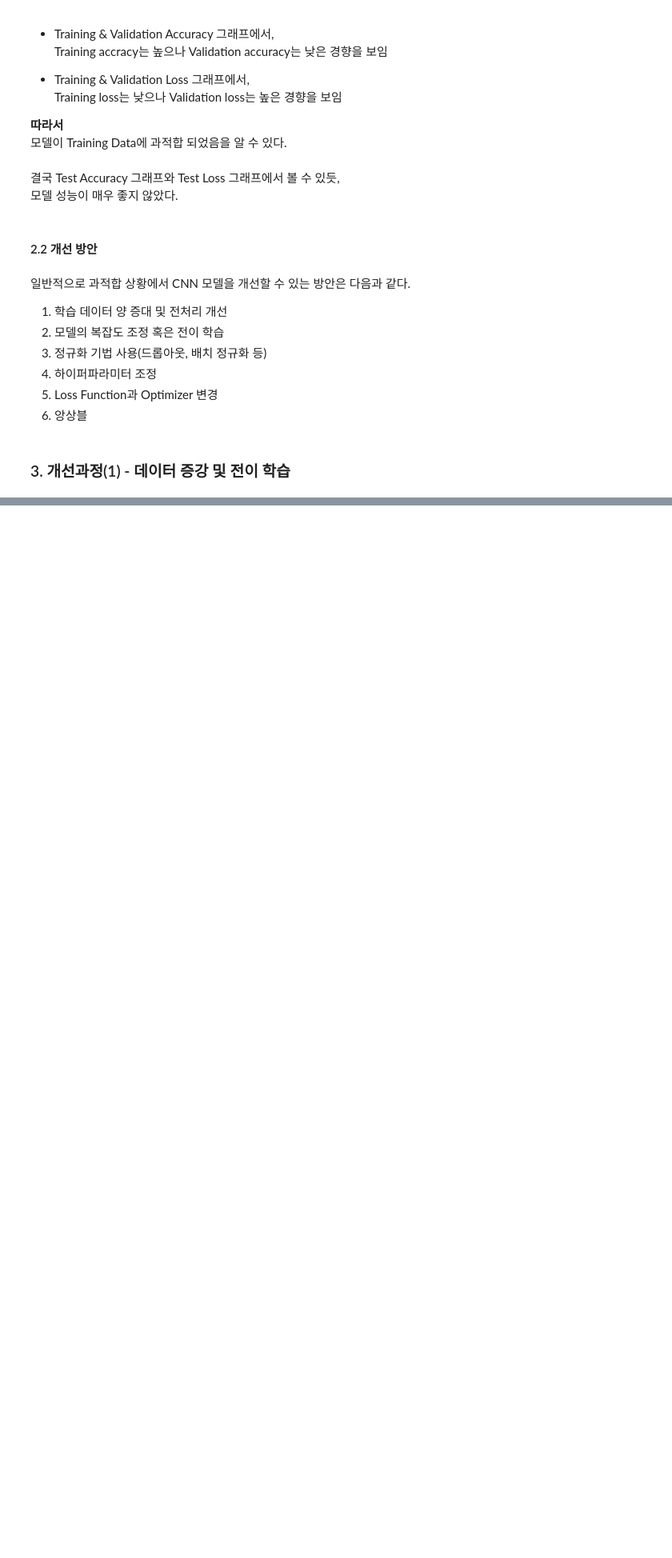
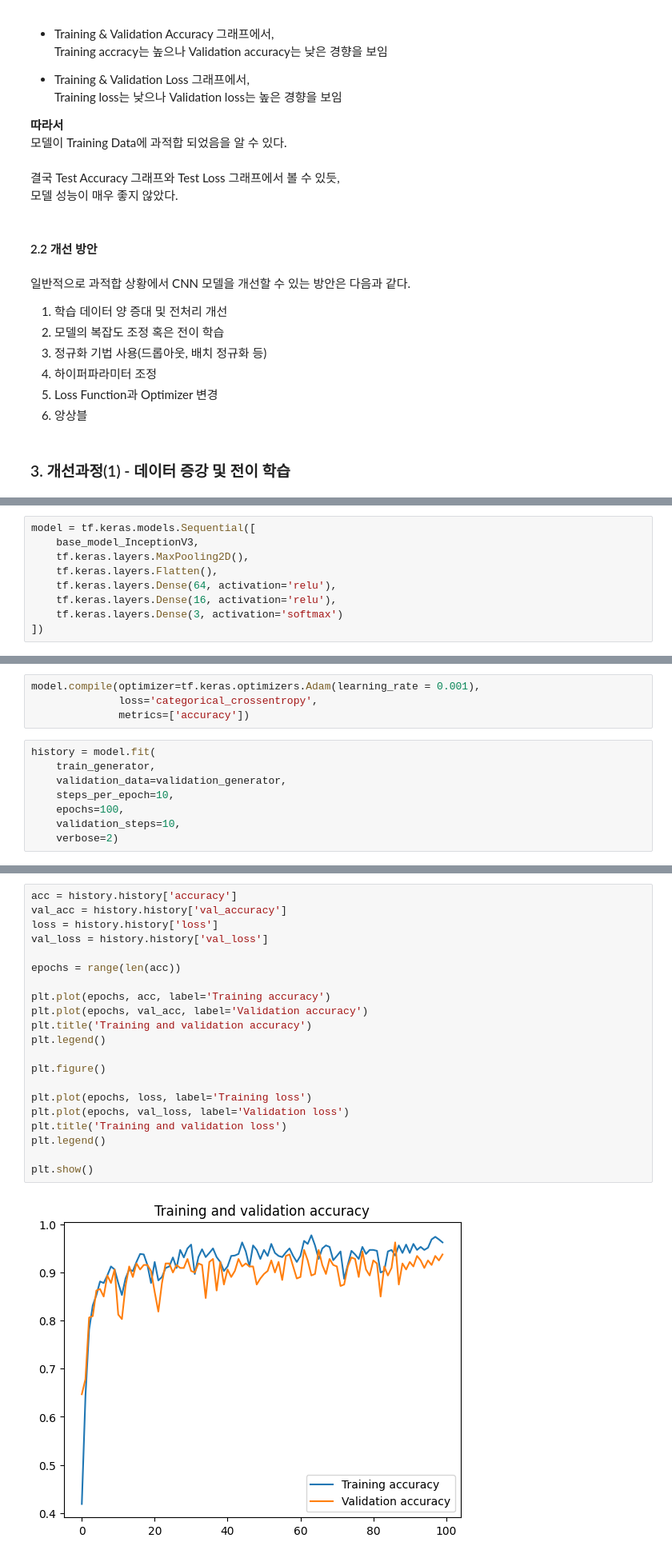
Before and after one commit to someDeveloperDH/game, a Jupyter notebook: RSP_CNN.ipynb, the cells around one changed output, grey strips where cells are left out. Shown at 80% size. Cells and saved outputs as stored; diff of their text form; blank space fills up the shorter version.

```diff
--- a/RSP_CNN.ipynb
+++ b/RSP_CNN.ipynb
@@ -243,0 +366,9 @@ Training loss는 낮으나 Validation loss는 높은 경향을 보임
+# %%
+model = tf.keras.models.Sequential([
+    base_model_InceptionV3,
+    tf.keras.layers.MaxPooling2D(),
+    tf.keras.layers.Flatten(),
+    tf.keras.layers.Dense(64, activation='relu'),
+    tf.keras.layers.Dense(16, activation='relu'),
+    tf.keras.layers.Dense(3, activation='softmax')
+])
@@ -243,0 +395,12 @@ Training loss는 낮으나 Validation loss는 높은 경향을 보임
+# %%
+model.compile(optimizer=tf.keras.optimizers.Adam(learning_rate = 0.001),
+              loss='categorical_crossentropy',
+              metrics=['accuracy'])
+# %%
+history = model.fit(
+    train_generator,
+    validation_data=validation_generator,
+    steps_per_epoch=10,
+    epochs=100,
+    validation_steps=10,
+    verbose=2)
@@ -243,0 +435,23 @@ Training loss는 낮으나 Validation loss는 높은 경향을 보임
+# %%
+acc = history.history['accuracy']
+val_acc = history.history['val_accuracy']
+loss = history.history['loss']
+val_loss = history.history['val_loss']
+
+epochs = range(len(acc))
+
+plt.plot(epochs, acc, label='Training accuracy')
+plt.plot(epochs, val_acc, label='Validation accuracy')
+plt.title('Training and validation accuracy')
+plt.legend()
+
+plt.figure()
+
+plt.plot(epochs, loss, label='Training loss')
+plt.plot(epochs, val_loss, label='Validation loss')
+plt.title('Training and validation loss')
+plt.legend()
+
+plt.show()
+# %% [output]
+[figure, added]
```
Also changed, not shown: parts of 23 cells of this notebook.
